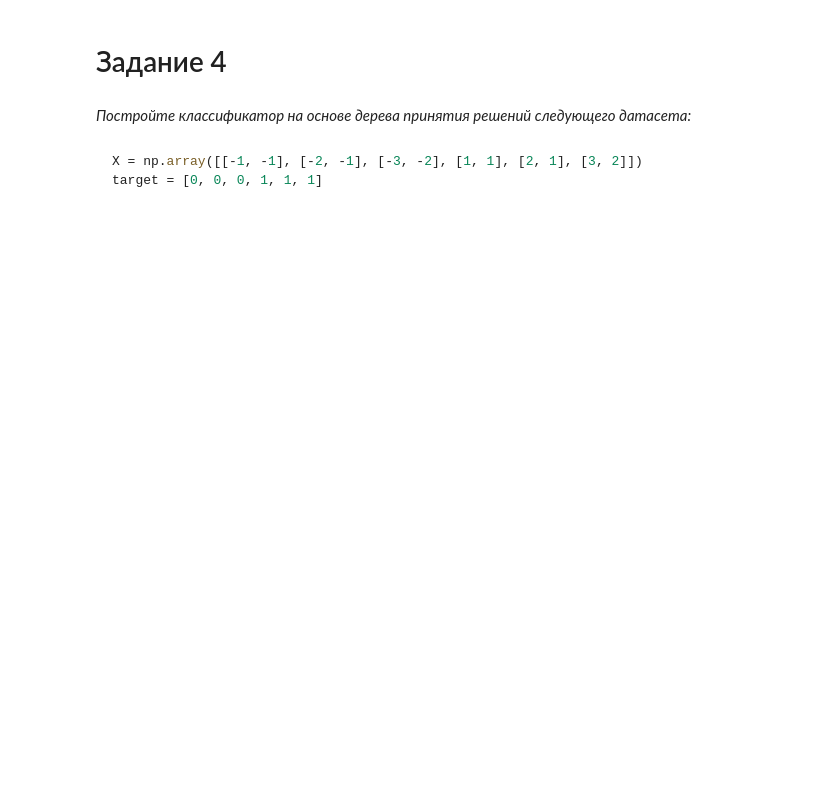
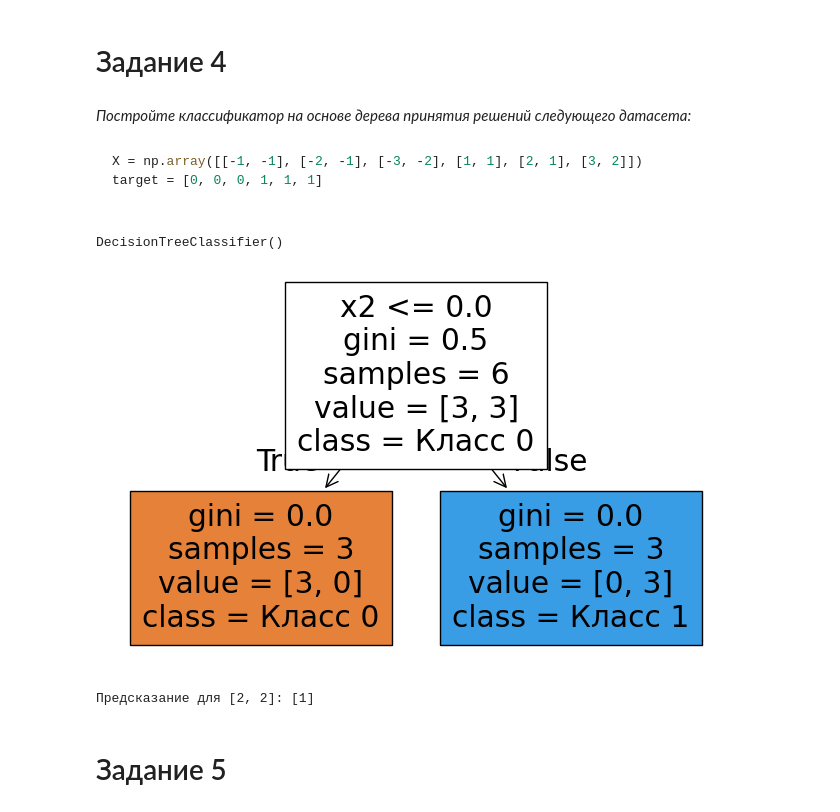
Before and after one commit to l-m-n-d-k/ai-systems-and-big-data, a Jupyter notebook: lab_03/workbook_05/Dokukin_D_Workbook5.ipynb, the cells around one changed output. Drawn from its saved outputs; the diff is of its cells as text; code cells hidden in the pictures; blank space fills up the shorter version.

```diff
--- a/lab_03/workbook_05/Dokukin_D_Workbook5.ipynb
+++ b/lab_03/workbook_05/Dokukin_D_Workbook5.ipynb
@@ -129,0 +145,24 @@ target = [0, 0, 0, 1, 1, 1]
+# %%
+X = np.array([[-1, -1], [-2, -1], [-3, -2], [1, 1], [2, 1], [3, 2]])
+target = [0, 0, 0, 1, 1, 1]
+# %%
+model = DecisionTreeClassifier()
+# %%
+model.fit(X, target)
+# %% [output]
+DecisionTreeClassifier()
+# %%
+plt.figure(figsize=(8, 5))
+tree.plot_tree(model,
+               feature_names=['x1', 'x2'],
+               class_names=['Класс 0', 'Класс 1'],
+               filled=True)
+plt.show()
+# %% [output]
+[figure, added]
+# %%
+print(f"Предсказание для [2, 2]: {model.predict([[2, 2]])}")
+# %% [output]
+Предсказание для [2, 2]: [1]
+# %% [markdown]
+# Задание 5
```
Also changed, not shown: parts of 13 cells of this notebook, 4 other files.
